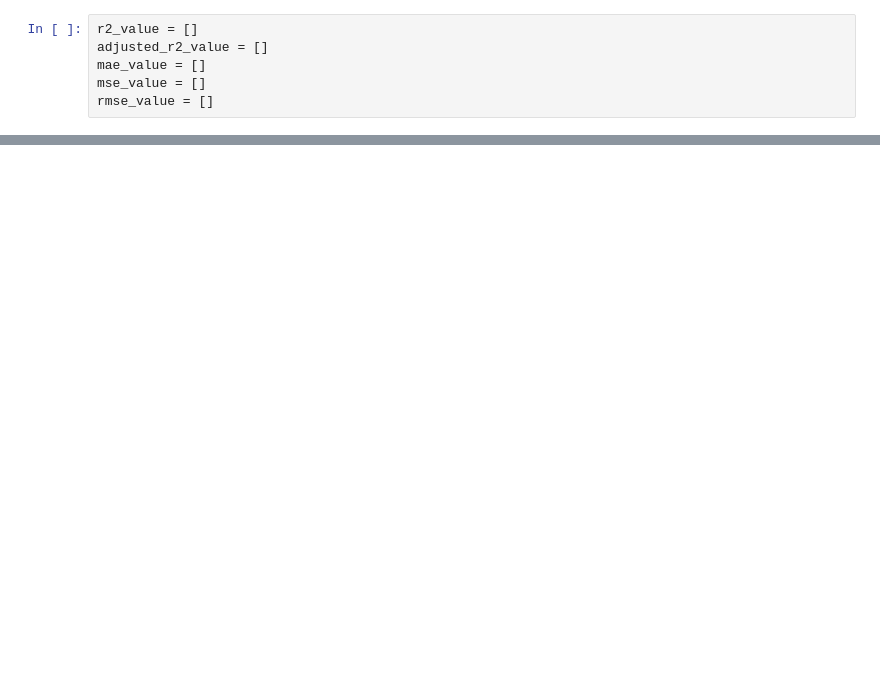
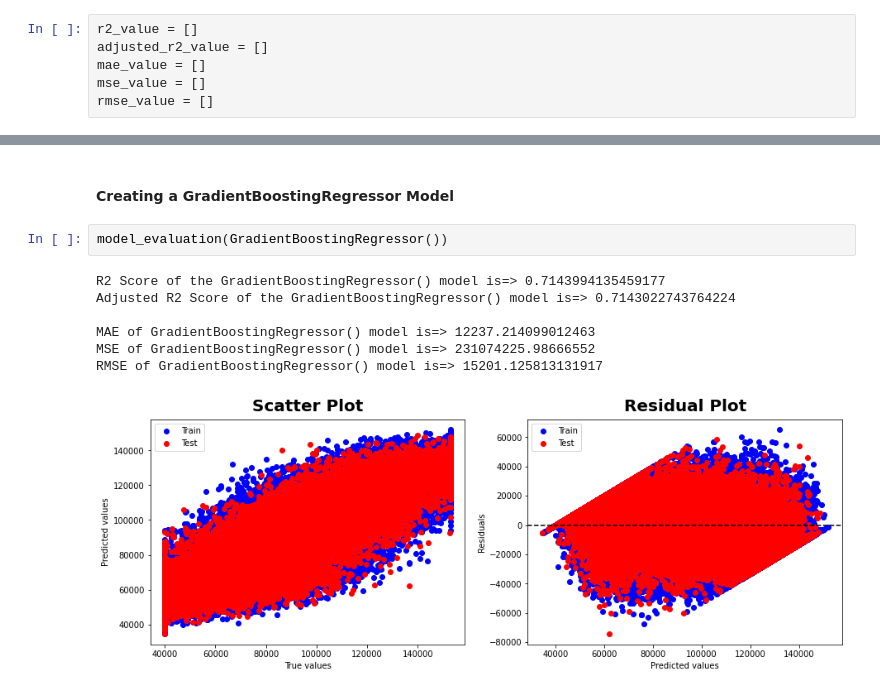
Before and after one commit to SamuelJabes/Employee_Salary_Prediction, a Jupyter notebook: model.ipynb, the cells around one changed output, grey strips where cells are left out. Saved outputs shown, nothing was run; the diff lists cells and outputs as text; blank space fills up the shorter version.

```diff
--- a/model.ipynb
+++ b/model.ipynb
@@ -333,0 +366,12 @@ def model_evaluation(model):
+# %% [markdown]
+#### Creating a GradientBoostingRegressor Model
+# %%
+model_evaluation(GradientBoostingRegressor())
+# %% [output]
+R2 Score of the GradientBoostingRegressor() model is=> 0.7143994135459177
+Adjusted R2 Score of the GradientBoostingRegressor() model is=> 0.7143022743764224
+
+MAE of GradientBoostingRegressor() model is=> 12237.214099012463
+MSE of GradientBoostingRegressor() model is=> 231074225.98666552
+RMSE of GradientBoostingRegressor() model is=> 15201.125813131917
+[figure, added]
```
Also changed, not shown: parts of 27 cells of this notebook, 4 other files.
